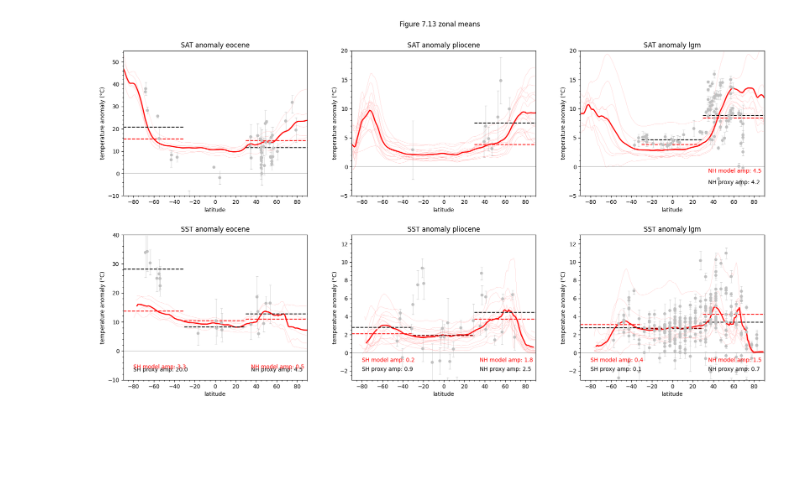
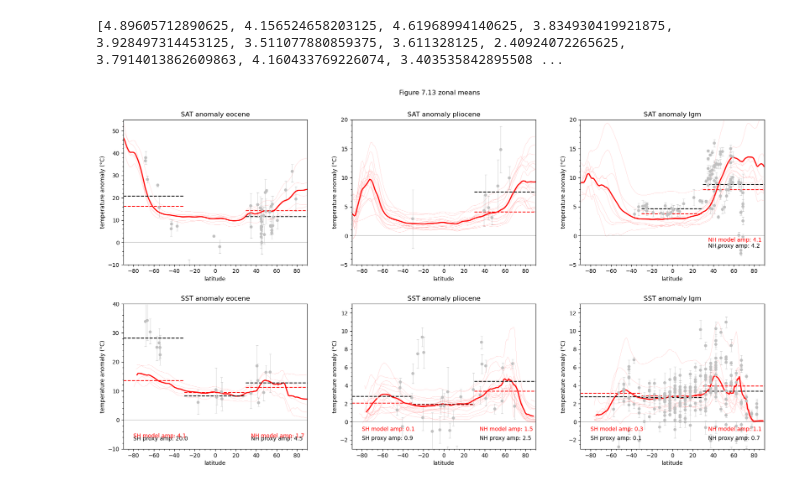
Before and after one commit to sebsteinig/ipcc_chapter_7_figure_check, a Jupyter notebook: ipcc_figure_7.13.ipynb, the cells around one changed output. Saved outputs shown, nothing was run; the diff lists cells and outputs as text; code cells hidden in the pictures; blank space fills up the shorter version.

```diff
--- a/ipcc_figure_7.13.ipynb
+++ b/ipcc_figure_7.13.ipynb
@@ -190,10 +224,15 @@ for time_index,time in enumerate(time_periods):
         ens_sat_combined = xr.concat([ens_sat_combined, ens_sat.isel(bnds=0).squeeze()], "exp", coords='minimal', compat='override')
         ens_tos_combined = xr.concat([ens_tos_combined, ens_tos.isel(bnds=0).squeeze()], "exp", coords='minimal', compat='override')
 
+
 # point observations
-df_obs = pd.read_csv(data_dir + '/Figure7_13_obs.csv', header=2)
+#df_obs = pd.read_csv(data_dir + '/Figure7_13_obs.csv', header=2)
+df_obs = pd.read_csv(data_dir + '/Figure7_13_obs_seb.csv', header=2)
 
 time_periods_short = ["EECO", "MPWP", "LGM"]
+
+ens_field_sat_combined.coords['longitude'] = (ens_field_sat_combined.coords['longitude'] + 180) % 360 - 180
+ens_field_sat_combined = ens_field_sat_combined.sortby(ens_field_sat_combined.longitude)
 
 for time_index,time in enumerate(time_periods):
     ens_sat_combined.isel(exp=time_index).tas.plot(ax=ax[0,time_index], c="red", linewidth=2.0)
@@ -214,6 +253,8 @@ for time_index,time in enumerate(time_periods):
     ll_model_values_sst = []
     np_model_values_sst = []
 
+    all_model_values = []
+
     processed_lat = 0
     processed_lon = 0
 
@@ -231,30 +272,52 @@ for time_index,time in enumerate(time_periods):
             if row['latitude [degrees]'] <= -30.:
                 if row['SST or SAT'] == 'SAT':
                     sp_proxy_values_tas.append(row['mean temperature [degreesC]'])
+                    sp_model_values_tas.append(row['model aver'])
                     # get model mean at position
-                    sp_model_values_tas.append(ens_field_sat_combined.sel(exp=time_index).sel(latitude=row['latitude [degrees]'], longitude=row['longitude [degrees]'], method='nearest').values)
+                    # sp_model_values_tas.append(ens_field_sat_combined.sel(exp=time_index).sel(latitude=row['latitude [degrees]'], longitude=row['longitude [degrees]'], method='nearest').values)
+
                 elif row['SST or SAT'] == 'SST':
                     sp_proxy_values_sst.append(row['mean temperature [degreesC]'])
+                    sp_model_values_sst.append(row['model aver'])
                     # get model mean at position
-                    sp_model_values_sst.append(ens_field_tos_combined.sel(exp=time_index).sel(latitude=row['latitude [degrees]'], longitude=row['longitude [degrees]'], method='nearest').values)
+                    # sp_model_values_sst.append(ens_field_tos_combined.sel(exp=time_index).sel(latitude=row['latitude [degrees]'], longitude=row['longitude [degrees]'], method='nearest').values)
             elif row['latitude [degrees]'] < 30.:
                 if row['SST or SAT'] == 'SAT':
                     ll_proxy_values_tas.append(row['mean temperature [degreesC]'])
+                    ll_model_values_tas.append(row['model aver'])
                     # get model mean at position
-                    ll_model_values_tas.append(ens_field_sat_combined.sel(exp=time_index).sel(latitude=row['latitude [degrees]'], longitude=row['longitude [degrees]'], method='nearest').values)
+                    # ll_model_values_tas.append(ens_field_sat_combined.sel(exp=time_index).sel(latitude=row['latitude [degrees]'], longitude=row['longitude [degrees]'], method='nearest').values)
                 elif row['SST or SAT'] == 'SST':
                     ll_proxy_values_sst.append(row['mean temperature [degreesC]'])
+                    ll_model_values_sst.append(row['model aver'])
                     # get model mean at position
-                    ll_model_values_sst.append(ens_field_tos_combined.sel(exp=time_index).sel(latitude=row['latitude [degrees]'], longitude=row['longitude [degrees]'], method='nearest').values)
+                    # ll_model_values_sst.append(ens_field_tos_combined.sel(exp=time_index).sel(latitude=row['latitude [degrees]'], longitude=row['longitude [degrees]'], method='nearest').values)
             elif row['latitude [degrees]'] >= 30.:
                 if row['SST or SAT'] == 'SAT':
                     np_proxy_values_tas.append(row['mean temperature [degreesC]'])
+                    np_model_values_tas.append(row['model aver'])
                     # get model mean at position
-                    np_model_values_tas.append(ens_field_sat_combined.sel(exp=time_index).sel(latitude=row['latitude [degrees]'], longitude=row['longitude [degrees]'], method='nearest').values)
+                # np_model_values_tas.append(ens_field_sat_combined.sel(exp=time_index).sel(latitude=row['latitude [degrees]'], longitude=row['longitude [degrees]'], method='nearest').values)
                 elif row['SST or SAT'] == 'SST':
                     np_proxy_values_sst.append(row['mean temperature [degreesC]'])
+                    np_model_values_sst.append(row['model aver'])
                     # get model mean at position
-                    np_model_values_sst.append(ens_field_tos_combined.sel(exp=time_index).sel(latitude=row['latitude [degrees]'], longitude=row['longitude [degrees]'], method='nearest').values)
+                    # np_model_values_sst.append(ens_field_tos_combined.sel(exp=time_index).sel(latitude=row['latitude [degrees]'], longitude=row['longitude [degrees]'], method='nearest').values)
+
+        if row['Time Period'] == 'EECO':
+            model_tindex = 0
+        elif row['Time Period'] == 'MPWP':
+            model_tindex = 1
+        elif row['Time Period'] == 'LGM':
+            model_tindex = 2
+
+        if row['SST or SAT'] == 'SAT':
+            # all_model_values.append(ens_field_sat_combined.sel(exp=model_tindex).sel(latitude=row['latitude [degrees]'], longitude=row['longitude [degrees]'], method='nearest').values)
+            all_model_values.append(ens_field_sat_combined.sel(exp=model_tindex).sel(latitude=row['latitude [degrees]'], longitude=row['longitude [degrees]']+1, method='nearest').values)
+
+        elif row['SST or SAT'] == 'SST':
+            # all_model_values.append(ens_field_tos_combined.sel(exp=model_tindex).sel(latitude=row['latitude [degrees]'], longitude=row['longitude [degrees]'], method='nearest').values)
+            all_model_values.append(ens_field_tos_combined.sel(exp=model_tindex).sel(latitude=row['latitude [degrees]'], longitude=row['longitude [degrees]']+1, method='nearest').values)
 
     if len(sp_proxy_values_tas) >= 5:
         ax[0,time_index].plot([-90, -30], [np.mean(np.array(sp_proxy_values_tas)), np.mean(np.array(sp_proxy_values_tas))], c = "black", linestyle='dashed', linewidth=1.5, zorder=2)
@@ -279,7 +342,7 @@ for time_index,time in enumerate(time_periods):
 
 
     if len(np_proxy_values_tas) >= 5 and len(ll_proxy_values_tas) >= 5:
-        ax[0,time_index].text(35,ymin[time_index]+2, f'NH proxy amp: {np.mean(np.array(np_proxy_values_tas))-np.mean(np.array(ll_proxy_values_tas)):.1f}' )
+        ax[0,time_index].text(35,ymin[time_index]+3, f'NH proxy amp: {np.mean(np.array(np_proxy_values_tas))-np.mean(np.array(ll_proxy_values_tas)):.1f}' )
         ax[0,time_index].text(35,ymin[time_index]+4, f'NH model amp: {np.nanmean(np.array(np_model_values_tas))-np.nanmean(np.array(ll_model_values_tas)):.1f}', color='red' )
 
     if len(np_proxy_values_sst) >= 5 and len(ll_proxy_values_sst) >= 5:
@@ -292,7 +355,6 @@ for time_index,time in enumerate(time_periods):
 
     ax[0,time_index].set_title("SAT anomaly " + time)
     ax[1,time_index].set_title("SST anomaly " + time)
-
 
 for index, row in df_obs.iterrows():
 
@@ -301,31 +363,36 @@ for index, row in df_obs.iterrows():
     elif row['Time Period'] == 'MPWP':
         pcolumn = 1
     elif row['Time Period'] == 'LGM':
         pcolumn = 2
 
     if row['SST or SAT'] == 'SAT':
         prow = 0
         minmax = 20
     elif row['SST or SAT'] == 'SST':
         prow = 1
         if row['Time Period'] == 'EECO':
             minmax = 20
         else:
             minmax = 5.0
 
 
     ax[prow,pcolumn].scatter( row["latitude [degrees]"], row["mean temperature [degreesC]"], marker = 'o', c="silver", edgecolors='none', s=30, zorder=2, )
     ax[prow,pcolumn].plot( [row["latitude [degrees]"],row["latitude [degrees]"]] , [row["mean temperature [degreesC]"] - row["lower error bar [degreesC]"], row["mean temperature [degreesC]"] + row["upper error bar [degreesC]"]], c="silver", linewidth=0.5, zorder=1)
     ax[prow,pcolumn].plot( [row["latitude [degrees]"]-1,row["latitude [degrees]"]+1] , [row["mean temperature [degreesC]"] + row["upper error bar [degreesC]"], row["mean temperature [degreesC]"] + row["upper error bar [degreesC]"]], c="silver", linewidth=0.5, zorder=1)
     ax[prow,pcolumn].plot( [row["latitude [degrees]"]-1,row["latitude [degrees]"]+1] , [row["mean temperature [degreesC]"] - row["lower error bar [degreesC]"], row["mean temperature [degreesC]"] - row["lower error bar [degreesC]"]], c="silver", linewidth=0.5, zorder=1)
 
 for ax in ax.flat:
     ax.axhline(y=0, xmin=-90, xmax=90, c = "gray", linewidth=0.5, zorder=0)
     ax.set_xlim(-90, 90)
     ax.set_xlabel('latitude')
     ax.set_ylabel('temperature anomaly (°C)')
     ax.minorticks_on()
 
 plt.savefig('new_figure_7.13_zonal_mean.png', dpi=figure_resolution, bbox_inches='tight')
+
+all_model_values_new = [float(i) for i in all_model_values]
+
+print(all_model_values_new)
 # %% [output]
+[4.89605712890625, 4.156524658203125, 4.61968994140625, 3.834930419921875, 3.928497314453125, 3.511077880859375, 3.611328125, 2.40924072265625, 3.7914013862609863, 4.160433769226074, 3.403535842895508 ...
-[figure, old version]
+[figure, new version]
```
Also changed, not shown: parts of 3 cells of this notebook, 9 other files.
